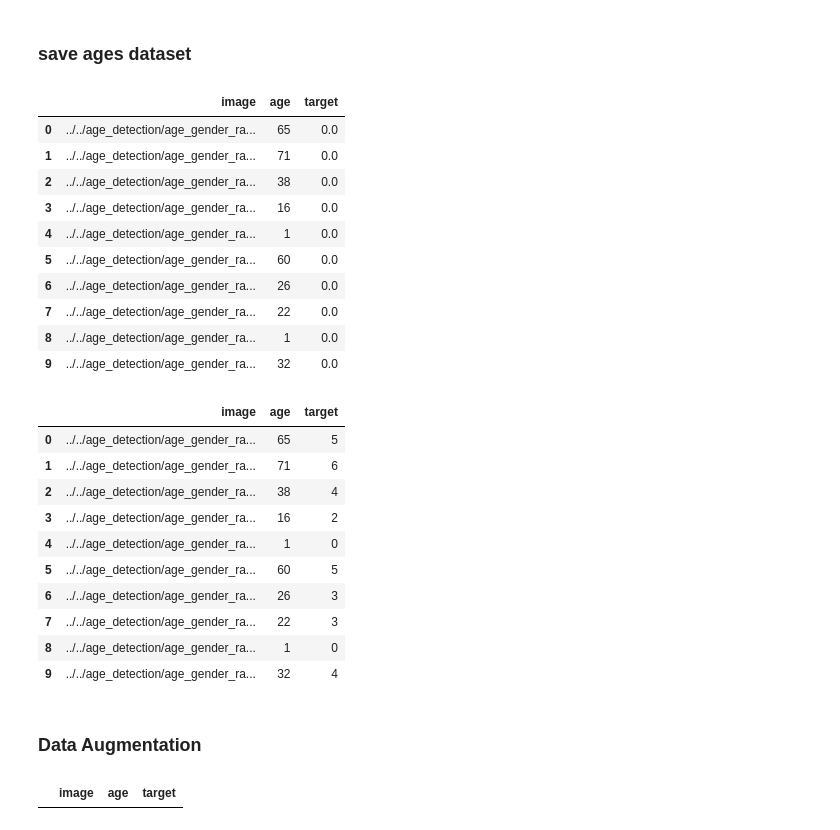
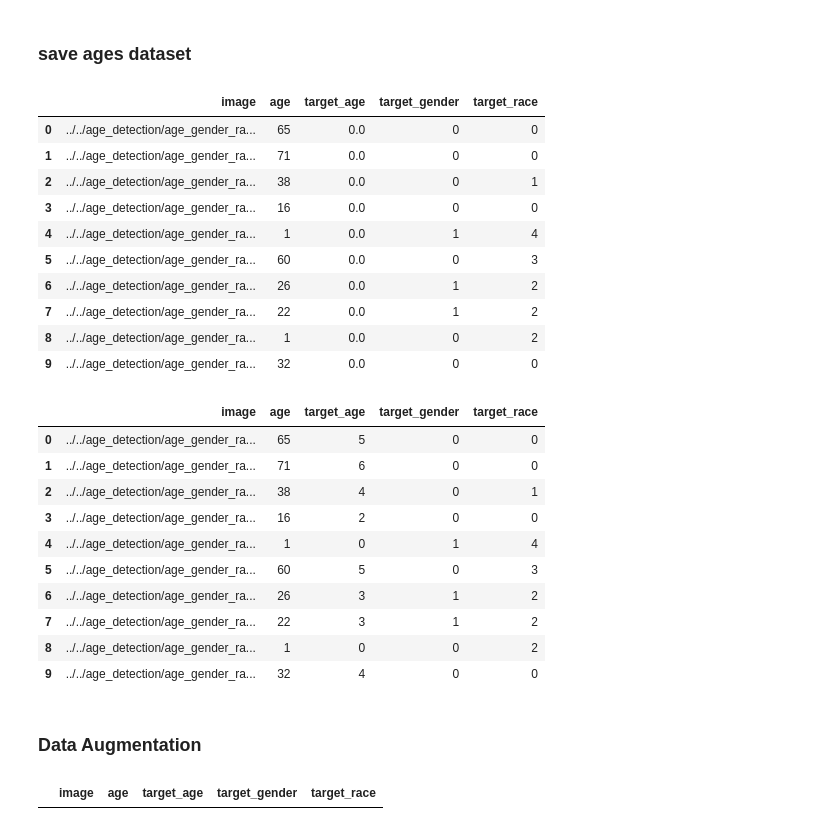
Before and after one commit to ipuneetgupta/Deep-Learning, a Jupyter notebook: FacialAnalysis/age_detection.ipynb, the cells around one changed output. Saved outputs shown, nothing was run; the diff lists cells and outputs as text; code cells hidden in the pictures.

Commit message:
prediction or dataset collection completed

```diff
--- a/FacialAnalysis/age_detection.ipynb
+++ b/FacialAnalysis/age_detection.ipynb
@@ -29,13 +34,15 @@ print(label_name_split(faces_image_names[0]))
 # %%
 #dictionary to map image name to their labels
 faces_age_labels = np.array([])
-faces_ages_df = pd.DataFrame(columns = ['image','age','target'],dtype='int')
+faces_ages_df = pd.DataFrame(columns = ['image','age'],dtype='int')
 for i , image in enumerate(faces_image_names):
     age, gender, race = label_name_split(image)
     faces_age_labels = np.append(faces_age_labels,age)
     faces_ages_df.loc[i,'image'] = faces_path + image
     faces_ages_df.loc[i,'age'] = age
-    faces_ages_df.loc[i,'target'] = 0
+    faces_ages_df.loc[i,'target_age'] = 0
+    faces_ages_df.loc[i,'target_gender'] = gender
+    faces_ages_df.loc[i,'target_race'] = race
 # %%
 unique_ages , unique_ages_count = np.unique(faces_age_labels,return_counts=True) #unqiue age and how many images are there
 # %%
@@ -150,17 +157,17 @@ label_age
 # %%
 faces_ages_df.head(10)
 # %% [output]
-|  | image | age | target |
-| 0 | ../../age_detection/age_gender_ra... | 65 | 0.0 |
-| 1 | ../../age_detection/age_gender_ra... | 71 | 0.0 |
-| 2 | ../../age_detection/age_gender_ra... | 38 | 0.0 |
-| 3 | ../../age_detection/age_gender_ra... | 16 | 0.0 |
-| 4 | ../../age_detection/age_gender_ra... | 1 | 0.0 |
-| 5 | ../../age_detection/age_gender_ra... | 60 | 0.0 |
-| 6 | ../../age_detection/age_gender_ra... | 26 | 0.0 |
-| 7 | ../../age_detection/age_gender_ra... | 22 | 0.0 |
-| 8 | ../../age_detection/age_gender_ra... | 1 | 0.0 |
-| 9 | ../../age_detection/age_gender_ra... | 32 | 0.0 |
+|  | image | age | target_age | target_gender | target_race |
+| 0 | ../../age_detection/age_gender_ra... | 65 | 0.0 | 0 | 0 |
+| 1 | ../../age_detection/age_gender_ra... | 71 | 0.0 | 0 | 0 |
+| 2 | ../../age_detection/age_gender_ra... | 38 | 0.0 | 0 | 1 |
+| 3 | ../../age_detection/age_gender_ra... | 16 | 0.0 | 0 | 0 |
+| 4 | ../../age_detection/age_gender_ra... | 1 | 0.0 | 1 | 4 |
+| 5 | ../../age_detection/age_gender_ra... | 60 | 0.0 | 0 | 3 |
+| 6 | ../../age_detection/age_gender_ra... | 26 | 0.0 | 1 | 2 |
+| 7 | ../../age_detection/age_gender_ra... | 22 | 0.0 | 1 | 2 |
+| 8 | ../../age_detection/age_gender_ra... | 1 | 0.0 | 0 | 2 |
+| 9 | ../../age_detection/age_gender_ra... | 32 | 0.0 | 0 | 0 |
 # %%
 def class_labels(age):
     if 1 <= age <= 2:
@@ -178,31 +185,32 @@ def class_labels(age):
     else:
         return 6
 faces_ages_df['age'] = faces_ages_df['age'].astype(int)
-faces_ages_df['target'] = faces_ages_df['age'].map(class_labels)
+faces_ages_df['target_age'] = faces_ages_df['age'].map(class_labels)
 # %%
 faces_ages_df.head(10)
 # %% [output]
-|  | image | age | target |
-| 0 | ../../age_detection/age_gender_ra... | 65 | 5 |
-| 1 | ../../age_detection/age_gender_ra... | 71 | 6 |
-| 2 | ../../age_detection/age_gender_ra... | 38 | 4 |
-| 3 | ../../age_detection/age_gender_ra... | 16 | 2 |
-| 4 | ../../age_detection/age_gender_ra... | 1 | 0 |
-| 5 | ../../age_detection/age_gender_ra... | 60 | 5 |
-| 6 | ../../age_detection/age_gender_ra... | 26 | 3 |
-| 7 | ../../age_detection/age_gender_ra... | 22 | 3 |
-| 8 | ../../age_detection/age_gender_ra... | 1 | 0 |
-| 9 | ../../age_detection/age_gender_ra... | 32 | 4 |
+|  | image | age | target_age | target_gender | target_race |
+| 0 | ../../age_detection/age_gender_ra... | 65 | 5 | 0 | 0 |
+| 1 | ../../age_detection/age_gender_ra... | 71 | 6 | 0 | 0 |
+| 2 | ../../age_detection/age_gender_ra... | 38 | 4 | 0 | 1 |
+| 3 | ../../age_detection/age_gender_ra... | 16 | 2 | 0 | 0 |
+| 4 | ../../age_detection/age_gender_ra... | 1 | 0 | 1 | 4 |
+| 5 | ../../age_detection/age_gender_ra... | 60 | 5 | 0 | 3 |
+| 6 | ../../age_detection/age_gender_ra... | 26 | 3 | 1 | 2 |
+| 7 | ../../age_detection/age_gender_ra... | 22 | 3 | 1 | 2 |
+| 8 | ../../age_detection/age_gender_ra... | 1 | 0 | 0 | 2 |
+| 9 | ../../age_detection/age_gender_ra... | 32 | 4 | 0 | 0 |
 # %% [markdown]
 ### Data Augmentation
 # %%
 # Making a new folder to save all augmented images as a new dataset.
-new_path = os.listdir("./age_dataset")
+new_path = "../../age_detection/new_face_dataset"
+path = '../../age_detection/'
 train_df = faces_ages_df
 train_aug_df = pd.DataFrame(columns=train_df.columns)
 train_aug_df
 # %% [output]
-|  | image | age | target |
+|  | image | age | target_age | target_gender | target_race |
 # %%
 # Running a for-loop through all the images in train_df and augmenting them.
 
```
Also changed, not shown: parts of 11 cells of this notebook, 3 other files.
